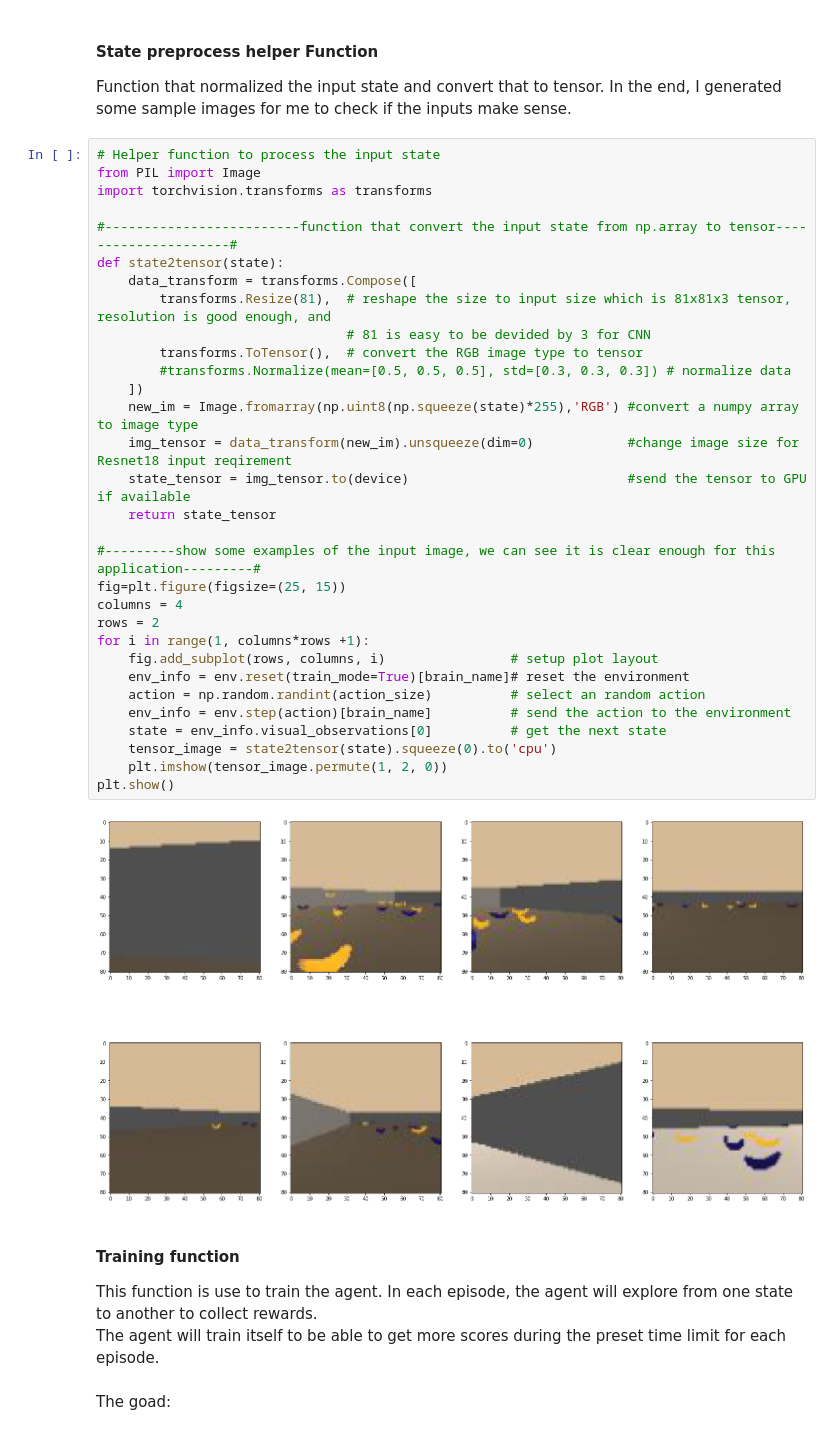
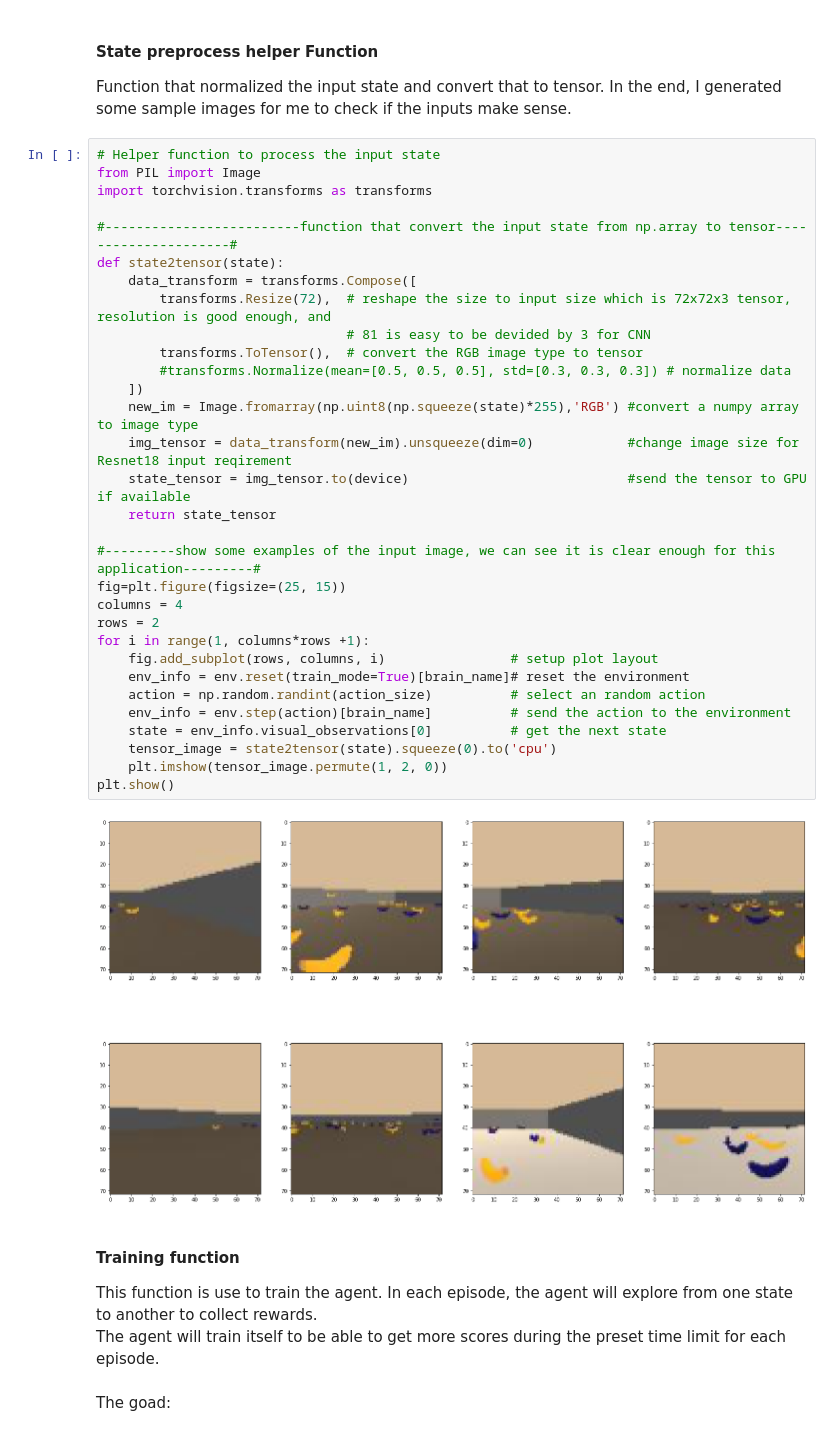
Before and after one commit to aanrran/deep-reinforcement-learning, a Jupyter notebook: p1_navigation/Navigation_Pixels.ipynb, the cells around one changed output. Cells and saved outputs as stored; diff of their text form.

```diff
--- a/p1_navigation/Navigation_Pixels.ipynb
+++ b/p1_navigation/Navigation_Pixels.ipynb
@@ -395,35 +401,35 @@ Function that normalized the input state and convert that to tensor. In the end,
 # Helper function to process the input state
 from PIL import Image
 import torchvision.transforms as transforms
 
 #-------------------------function that convert the input state from np.array to tensor---------------------#
 def state2tensor(state):
     data_transform = transforms.Compose([
-        transforms.Resize(81),  # reshape the size to input size which is 81x81x3 tensor, resolution is good enough, and
+        transforms.Resize(72),  # reshape the size to input size which is 72x72x3 tensor, resolution is good enough, and
                                 # 81 is easy to be devided by 3 for CNN
         transforms.ToTensor(),  # convert the RGB image type to tensor
         #transforms.Normalize(mean=[0.5, 0.5, 0.5], std=[0.3, 0.3, 0.3]) # normalize data
     ])
     new_im = Image.fromarray(np.uint8(np.squeeze(state)*255),'RGB') #convert a numpy array to image type
     img_tensor = data_transform(new_im).unsqueeze(dim=0)            #change image size for Resnet18 input reqirement
     state_tensor = img_tensor.to(device)                            #send the tensor to GPU if available
     return state_tensor
 
 #---------show some examples of the input image, we can see it is clear enough for this application---------#
 fig=plt.figure(figsize=(25, 15))
 columns = 4
 rows = 2
 for i in range(1, columns*rows +1):
     fig.add_subplot(rows, columns, i)                # setup plot layout
     env_info = env.reset(train_mode=True)[brain_name]# reset the environment
     action = np.random.randint(action_size)          # select an random action
     env_info = env.step(action)[brain_name]          # send the action to the environment
     state = env_info.visual_observations[0]          # get the next state
     tensor_image = state2tensor(state).squeeze(0).to('cpu')
     plt.imshow(tensor_image.permute(1, 2, 0))
 plt.show()
 # %% [output]
-[figure, old version]
+[figure, new version]
 # %% [markdown]
 #### Training function
 This function is use to train the agent. In each episode, the agent will explore from one state to another to collect rewards.\
```
Also changed, not shown: parts of 5 cells of this notebook, 7 other files.
